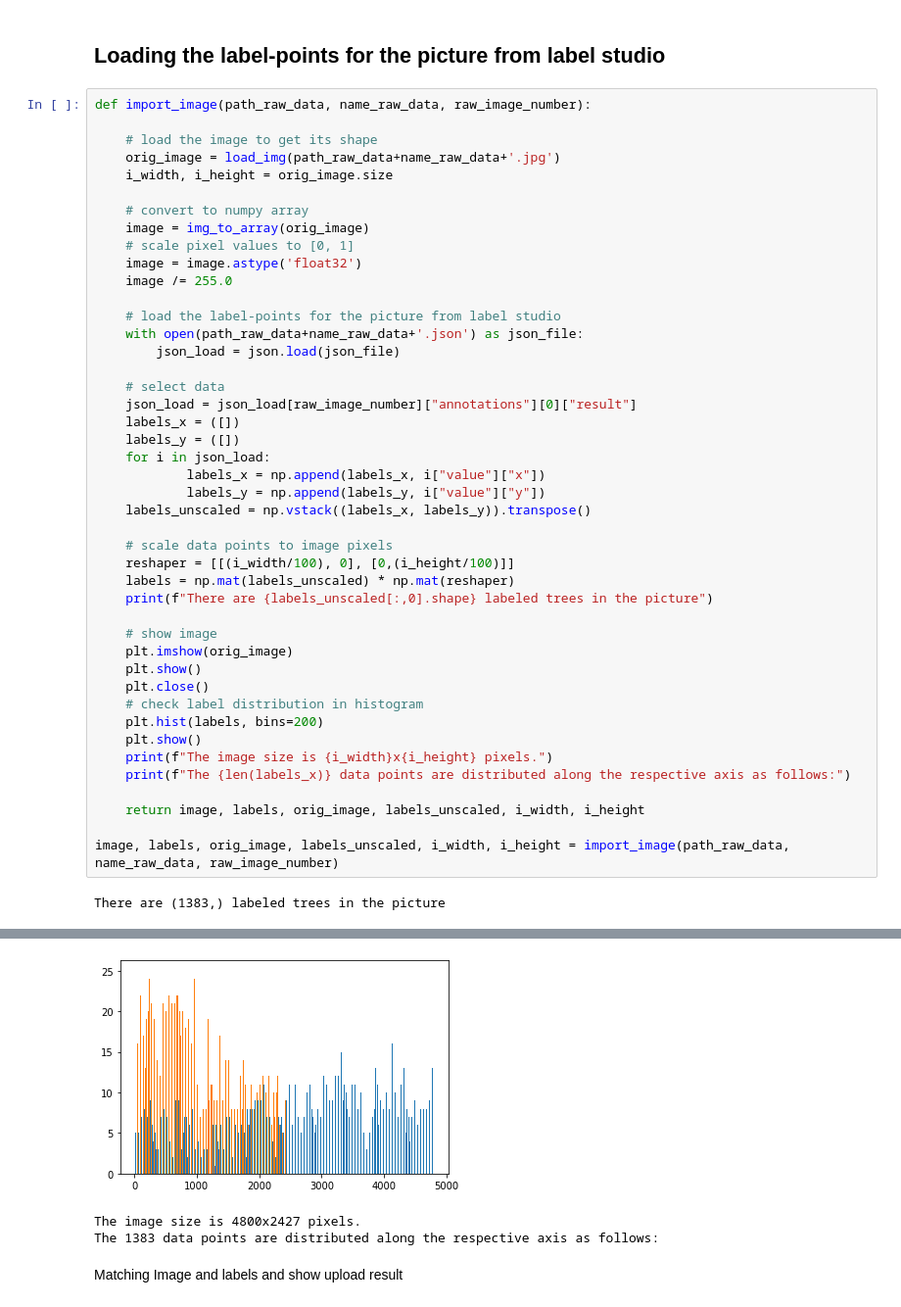
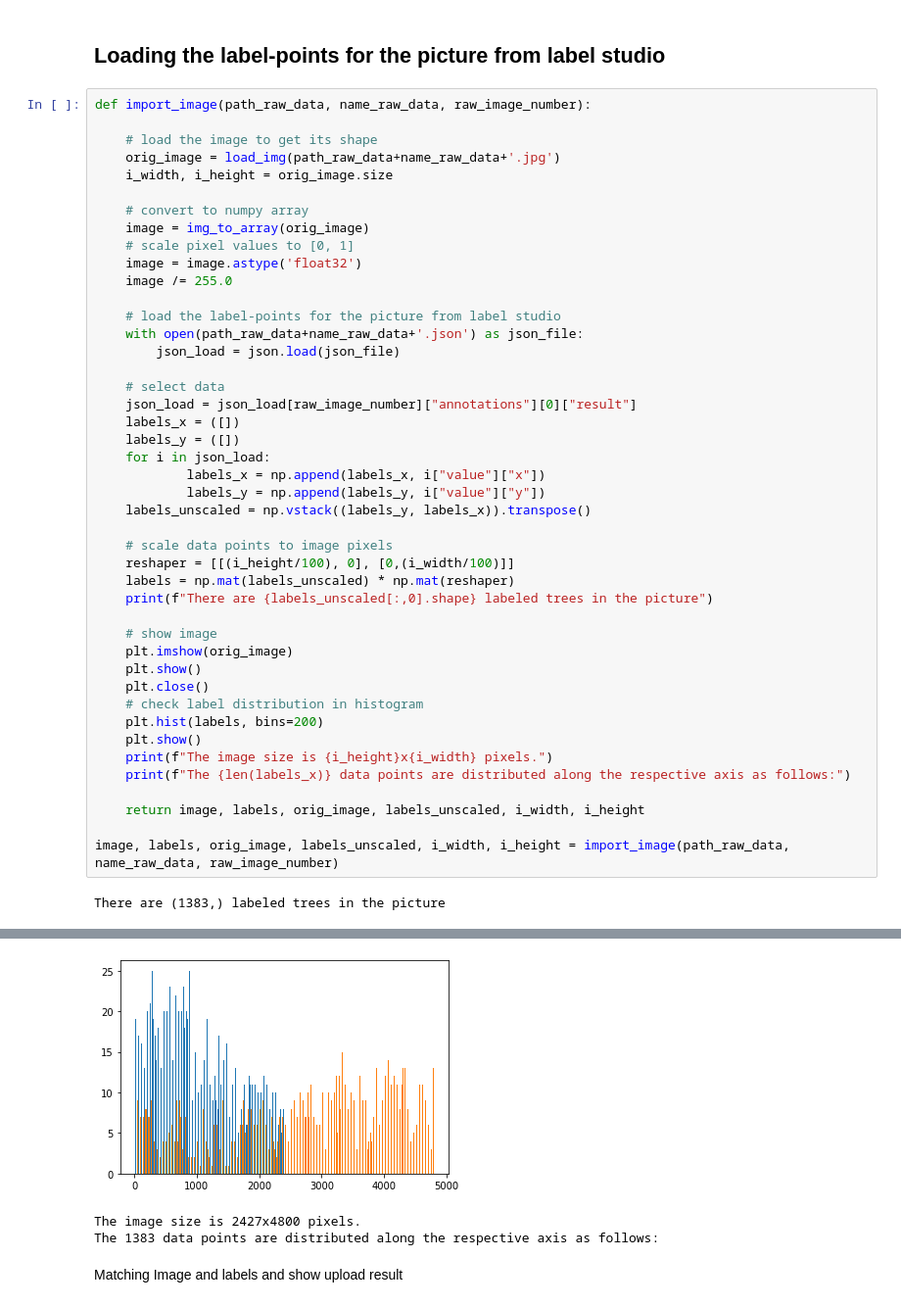
Before and after one commit to LuiseStrathe/urbaneagle_visionai, a Jupyter notebook: notebooks/Base_Model_02.ipynb, the cells around one changed output, grey strips where cells are left out. Shown: that part at 98% size. Cells and saved outputs as stored; diff of their text form.

```diff
--- a/notebooks/Base_Model_02.ipynb
+++ b/notebooks/Base_Model_02.ipynb
@@ -52,38 +50,38 @@ def import_image(path_raw_data, name_raw_data, raw_image_number):
     with open(path_raw_data+name_raw_data+'.json') as json_file:
         json_load = json.load(json_file)
 
     # select data
     json_load = json_load[raw_image_number]["annotations"][0]["result"]
     labels_x = ([])
     labels_y = ([])
     for i in json_load:
             labels_x = np.append(labels_x, i["value"]["x"])
             labels_y = np.append(labels_y, i["value"]["y"])
-    labels_unscaled = np.vstack((labels_x, labels_y)).transpose()
+    labels_unscaled = np.vstack((labels_y, labels_x)).transpose()
 
     # scale data points to image pixels
-    reshaper = [[(i_width/100), 0], [0,(i_height/100)]]
+    reshaper = [[(i_height/100), 0], [0,(i_width/100)]]
     labels = np.mat(labels_unscaled) * np.mat(reshaper)
     print(f"There are {labels_unscaled[:,0].shape} labeled trees in the picture")
 
     # show image
     plt.imshow(orig_image)
     plt.show()
     plt.close()
     # check label distribution in histogram
     plt.hist(labels, bins=200)
     plt.show()
-    print(f"The image size is {i_width}x{i_height} pixels.")
+    print(f"The image size is {i_height}x{i_width} pixels.")
     print(f"The {len(labels_x)} data points are distributed along the respective axis as follows:")
 
     return image, labels, orig_image, labels_unscaled, i_width, i_height
 
 image, labels, orig_image, labels_unscaled, i_width, i_height = import_image(path_raw_data, name_raw_data, raw_image_number)
 # %% [output]
 There are (1383,) labeled trees in the picture
 [figure]
-[figure, old version]
+[figure, new version]
-The image size is 4800x2427 pixels.
+The image size is 2427x4800 pixels.
 The 1383 data points are distributed along the respective axis as follows:
 # %% [markdown]
 Matching Image and labels and show upload result
```
Also changed, not shown: parts of 29 cells of this notebook, 4 other files.
